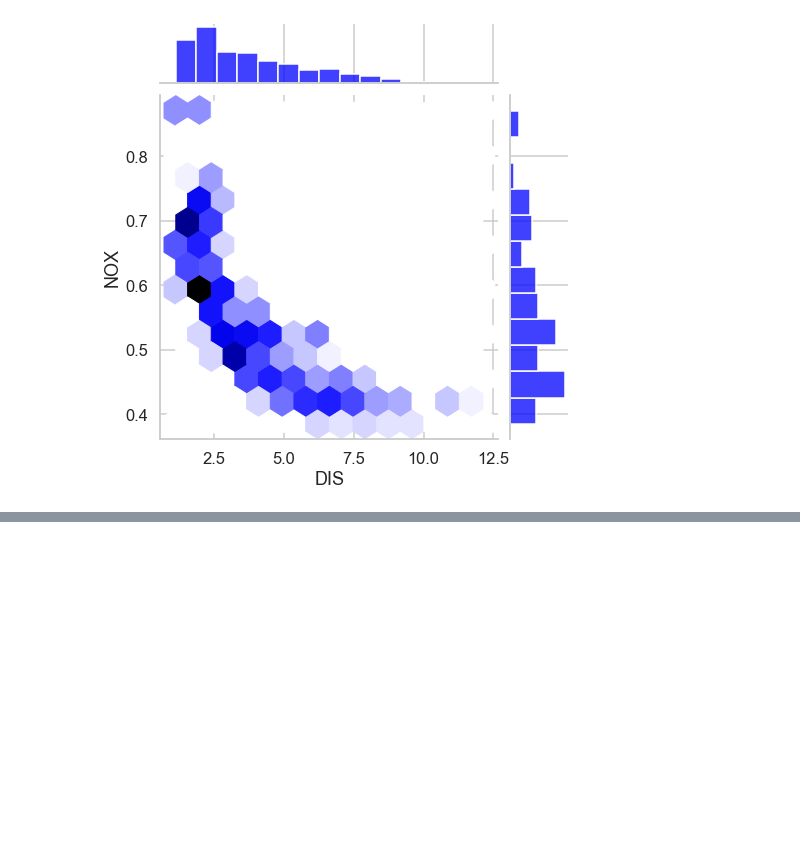
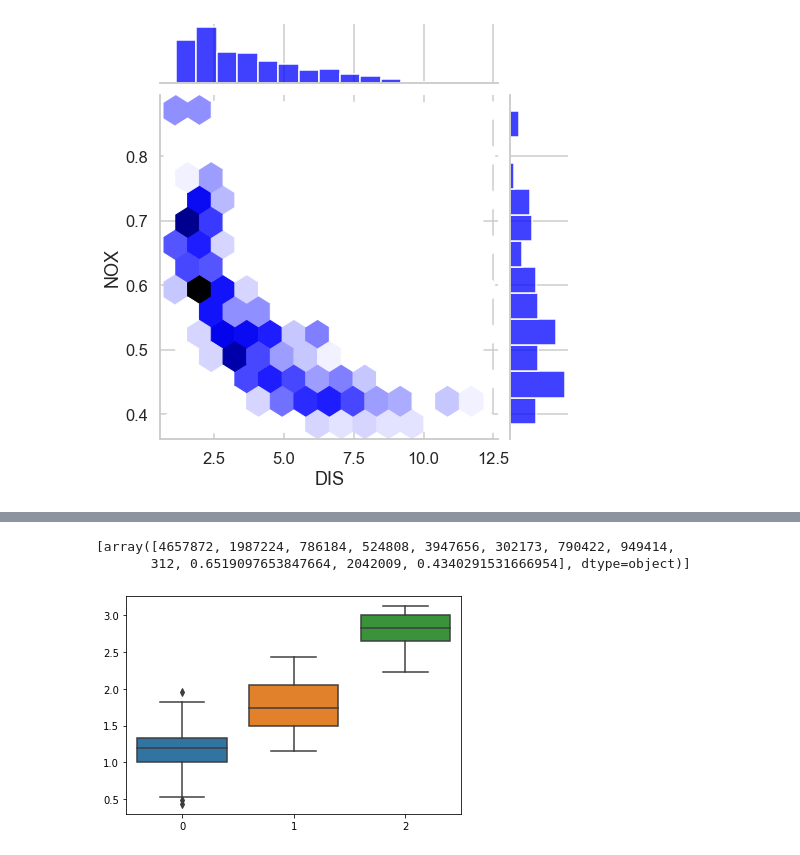
Before and after one commit to ahmadasmandar/linearreg, a Jupyter notebook: boston.ipynb, the cells around one changed output, grey strips where cells are left out. Drawn from its saved outputs; the diff is of its cells as text; code cells hidden in the pictures; blank space fills up the shorter version.

```diff
--- a/boston.ipynb
+++ b/boston.ipynb
@@ -367,0 +457,10 @@ pd.DataFrame({'coef': results.params, 'p-value': round(results.pvalues, 3)})
+# %%
+read_test_data=pd.read_excel("test_calc.xlsx", index_col=0)
+rows = read_test_data[read_test_data.columns].to_numpy()
+print(result[1][12]) # The Target
+print(result[1][11]) # The Name
+print(rows[0])
+print(rows[1])
+print(rows[2])
+new=np.concatenate(((rows[0][0:11]),(rows[0][13:])),axis=None)
+len(new)
@@ -367,0 +477,35 @@ pd.DataFrame({'coef': results.params, 'p-value': round(results.pvalues, 3)})
+# %%
+test=[
+4413340,	1925002,757002,	513624,	4467346,	305605,	823448,	970737,	306	,0.630583247,	2099790	,0.421887386
+]
+nfa=[]
+lfa=[]
+hfa=[]
+rva=[]
+fva=[]
+for x in rows:
+# for x in range(0,2):
+    # print(rows[x])
+    nf,lf,hf,rv,fv=calc(x)
+    # print("***")
+    nfa.append(nf)
+    lfa.append(lf)
+    hfa.append(hf)
+    rva.append(rv)
+    fva.append(fv)
+# print(lf)
+nfa=list(filter(None,nfa))
+lfa=list(filter(None,lfa))
+hfa=list(filter(None,hfa))
+rva=list(filter(None,rva))
+fva=list(filter(None,fva))
+print(rva[0])
+# %% [output]
+[array([4657872, 1987224, 786184, 524808, 3947656, 302173, 790422, 949414,
+       312, 0.6519097653847664, 2042009, 0.4340291531666954], dtype=object)]
+# %%
+
+sns.boxplot(data=[nfa,lfa,hfa])
+plt.show()
+# %% [output]
+[figure, added]
```
Also changed, not shown: parts of 15 cells of this notebook, 7 other files.
